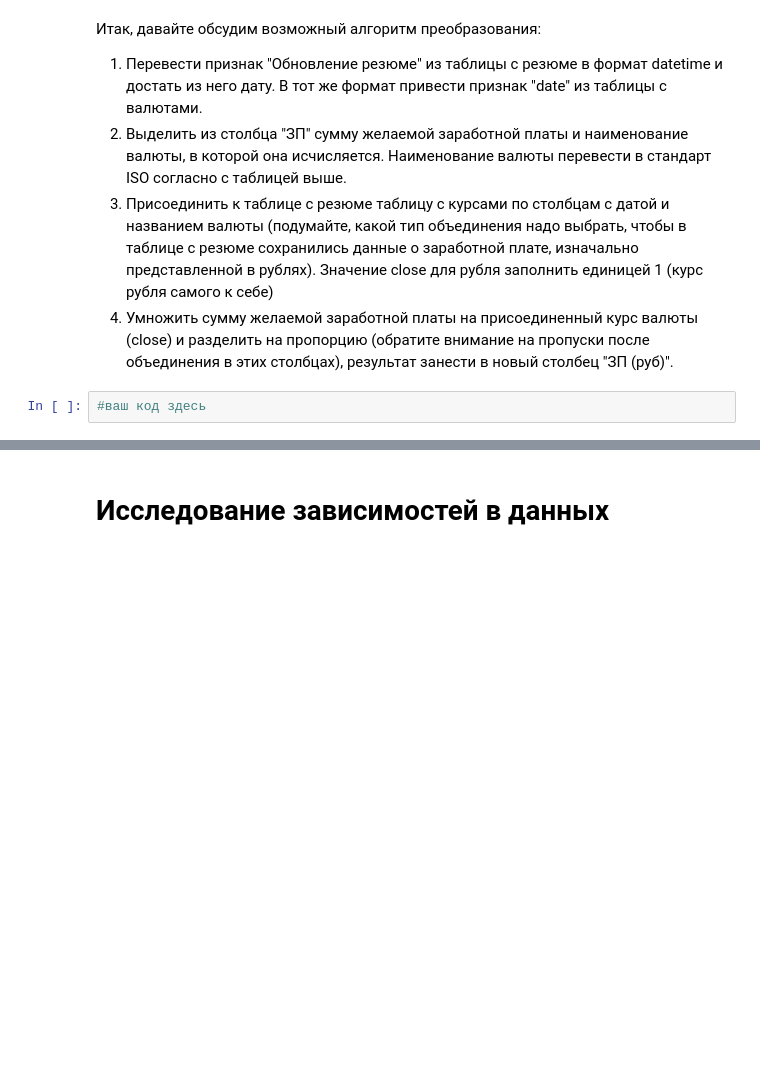
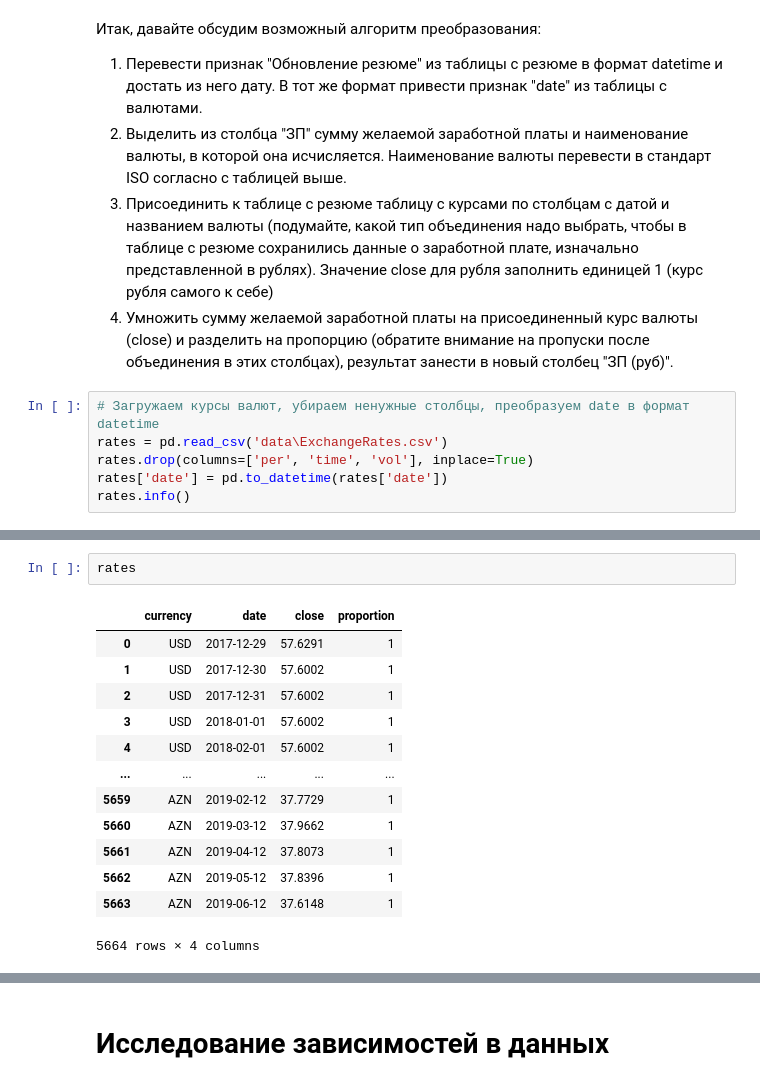
Before and after one commit to yaskova/Python-Project-1, a Jupyter notebook: Project-1 notebook.ipynb, the cells around one changed output, grey strips where cells are left out. Drawn from its saved outputs; the diff is of its cells as text; blank space fills up the shorter version.

```diff
--- a/Project-1 notebook.ipynb
+++ b/Project-1 notebook.ipynb
@@ -370,4 +375,8 @@ hh_df
 3. Присоединить к таблице с резюме таблицу с курсами по столбцам с датой и названием валюты (подумайте, какой тип объединения надо выбрать, чтобы в таблице с резюме сохранились данные о заработной плате, изначально представленной в рублях). Значение close для рубля заполнить единицей 1 (курс рубля самого к себе)
 4. Умножить сумму желаемой заработной платы на присоединенный курс валюты (close) и разделить на пропорцию (обратите внимание на пропуски после объединения в этих столбцах), результат занести в новый столбец "ЗП (руб)".
 # %%
-#ваш код здесь
+# Загружаем курсы валют, убираем ненужные столбцы, преобразуем date в формат datetime
+rates = pd.read_csv('data\ExchangeRates.csv')
+rates.drop(columns=['per', 'time', 'vol'], inplace=True)
+rates['date'] = pd.to_datetime(rates['date'])
+rates.info()
@@ -373,0 +395,16 @@ hh_df
+# %%
+rates
+# %% [output]
+|  | currency | date | close | proportion |
+| 0 | USD | 2017-12-29 | 57.6291 | 1 |
+| 1 | USD | 2017-12-30 | 57.6002 | 1 |
+| 2 | USD | 2017-12-31 | 57.6002 | 1 |
+| 3 | USD | 2018-01-01 | 57.6002 | 1 |
+| 4 | USD | 2018-02-01 | 57.6002 | 1 |
+| ... | ... | ... | ... | ... |
+| 5659 | AZN | 2019-02-12 | 37.7729 | 1 |
+| 5660 | AZN | 2019-03-12 | 37.9662 | 1 |
+| 5661 | AZN | 2019-04-12 | 37.8073 | 1 |
+| 5662 | AZN | 2019-05-12 | 37.8396 | 1 |
+| 5663 | AZN | 2019-06-12 | 37.6148 | 1 |
+5664 rows × 4 columns
```
Also changed, not shown: parts of 13 cells of this notebook.
